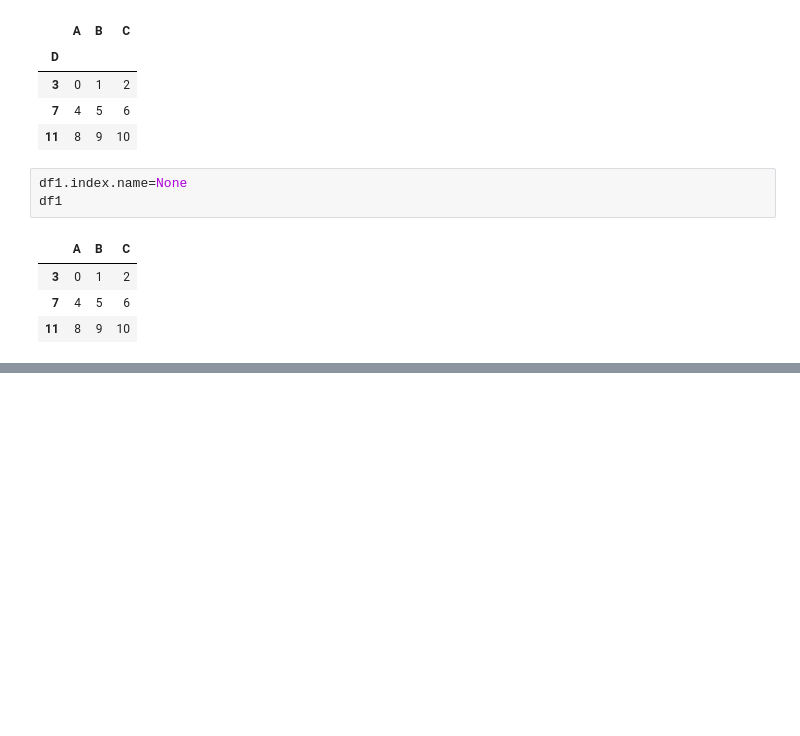
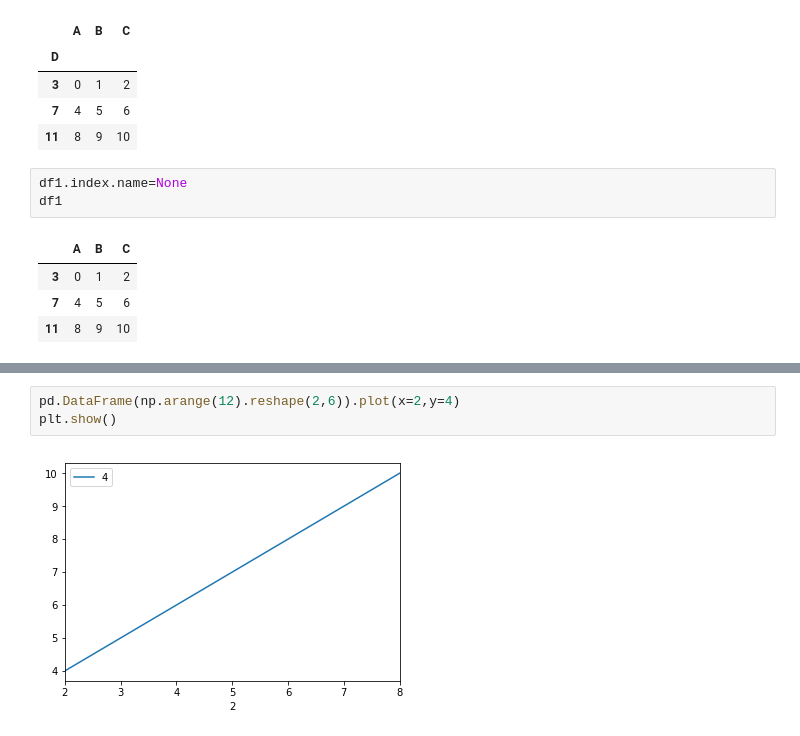
Before and after one commit to kkfaisal/ml-notes, a Jupyter notebook: pandas_tutorial.ipynb, the cells around one changed output, grey strips where cells are left out. Cells and saved outputs as stored; diff of their text form; blank space fills up the shorter version.

```diff
--- a/pandas_tutorial.ipynb
+++ b/pandas_tutorial.ipynb
@@ -52,0 +140,5 @@ df1
+# %%
+pd.DataFrame(np.arange(12).reshape(2,6)).plot(x=2,y=4)
+plt.show()
+# %% [output]
+[figure, added]
```
Also changed, not shown: parts of 13 cells of this notebook, 2 other files.
